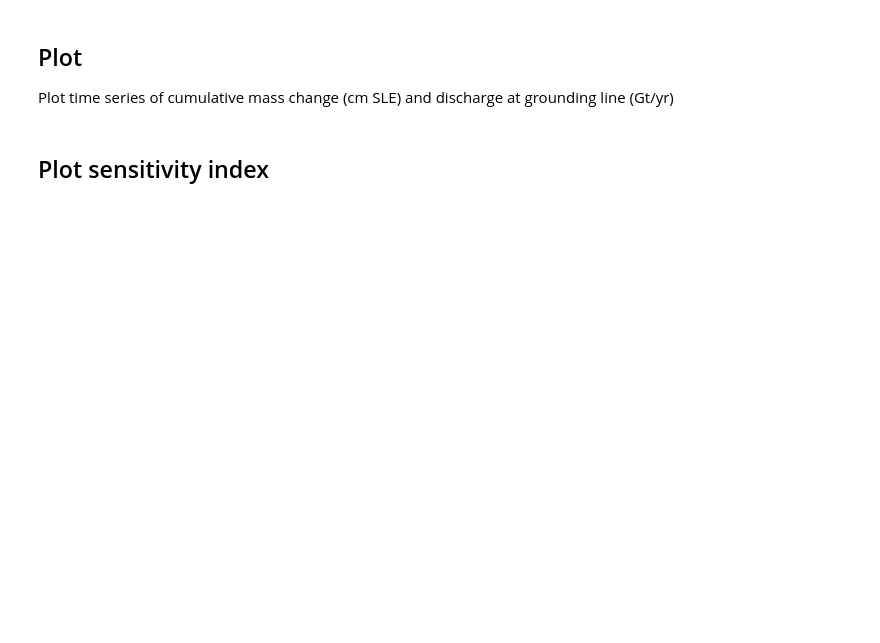
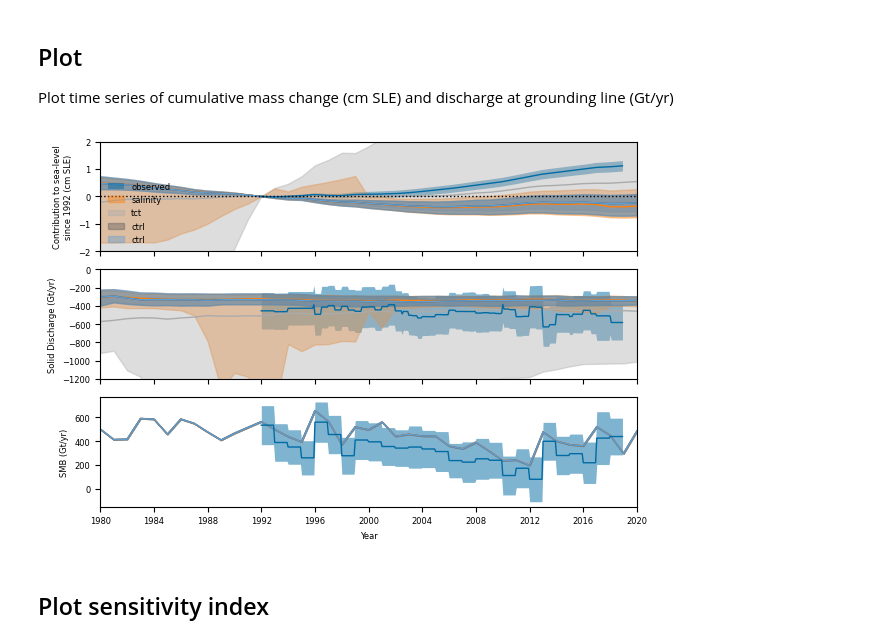
Before and after one commit to pism/pism-ragis, a Jupyter notebook: notebooks/analyze_hincasts.ipynb, the cells around one changed output. Drawn from its saved outputs; the diff is of its cells as text; code cells hidden in the pictures; blank space fills up the shorter version.

```diff
--- a/notebooks/analyze_hincasts.ipynb
+++ b/notebooks/analyze_hincasts.ipynb
@@ -23,11 +23,12 @@ norm_year = 1992.0
 plt.rc('font', size=6)
 plt.style.use("tableau-colorblind10")
 
-mass_varname = f"Contribution to sea-level since {int(norm_year)} (cm SLE)"
+mass_varname = "SLE (cm)"
+mass_uncertainty_varname = "SLE uncertainty (cm)"
 discharge_varname = "D (Gt/yr)"
 discharge_uncertainty_varname = "D uncertainty (Gt/yr)"
 smb_varname = "SMB (Gt/yr)"
-smb_uncertaintyvarname = "SMB uncertainty (Gt/yr)"
+smb_uncertainty_varname = "SMB uncertainty (Gt/yr)"
 
 
 bg_color = "#216779"
@@ -199,22 +264,17 @@ fig, axs = plt.subplots(nrows=3, ncols=1, sharex="col", figsize=(6.2, 4.2))
 fig.subplots_adjust(wspace=-0.5, hspace=-0.5)
 
 obs_ci = axs[0].fill_between(imbie["Date"],
-                    (imbie["Mass (Gt)"] + sigma * imbie["Mass uncertainty (Gt)"]) * gt2cmsle,
-                    (imbie["Mass (Gt)"] - sigma * imbie["Mass uncertainty (Gt)"]) / 362.5 / 10.0,
+                    (imbie[mass_varname] + sigma * imbie[mass_uncertainty_varname]),
+                    (imbie[mass_varname] - sigma * imbie[mass_uncertainty_varname]),
                     ls="solid", color=imbie_color, lw=0, alpha=0.5, label="observed")
 axs[1].fill_between(imbie["Date"],
-                    (imbie["D (Gt/yr)"] + sigma * imbie["D uncertainty (Gt/yr)"]),
-                    (imbie["D (Gt/yr)"] - sigma * imbie["D uncertainty (Gt/yr)"]),
+                    (imbie[discharge_varname] + sigma * imbie[discharge_uncertainty_varname]),
+                    (imbie[discharge_varname] - sigma * imbie[discharge_uncertainty_varname]),
                     ls="solid", color=imbie_color, lw=0, alpha=0.5)
 axs[2].fill_between(imbie["Date"],
-                    (imbie["SMB (Gt/yr)"] + sigma * imbie["SMB uncertainty (Gt/yr)"]),
-                    (imbie["SMB (Gt/yr)"] - sigma * imbie["SMB uncertainty (Gt/yr)"]),
+                    (imbie[smb_varname] + sigma * imbie[smb_uncertainty_varname]),
+                    (imbie[smb_varname] - sigma * imbie[smb_uncertainty_varname]),
                     ls="solid", color=imbie_color, lw=0, alpha=0.5)
-
-
-# all_exps = pd.concat([experiments[e]["data_df"] for e in range(len(experiments))]).reset_index(drop=True)
-# sns.lineplot(data=all_exps, x="time", y=mass_varname, hue="Experiment", palette=sim_colors[:2], ax=axs[0], estimator="median", ci=None)
-# sns.lineplot(data=all_exps, x="time", y=flux_varname, hue="Experiment", palette=sim_colors[:2], ax=axs[1], estimator="median", ci=None)
 
 for k, exp in enumerate(experiments):
     df = exp["data_df"]
@@ -229,37 +289,39 @@ for k, exp in enumerate(experiments):
                         q_95[mass_varname], color=sim_colors[k], alpha=0.4, lw=1, label=exp["Experiment"])
     axs[1].fill_between(q_05.index, q_05[discharge_varname],
                         q_95[discharge_varname], color=sim_colors[k], alpha=0.4, lw=1)
     axs[2].fill_between(q_05.index, q_05[smb_varname],
                         q_95[smb_varname], color=sim_colors[k], alpha=0.4, lw=1)
 
-axs[0].plot(imbie["Date"], imbie["Mass (Gt)"] * gt2cmsle, color=imbie_color, lw=1)
-axs[1].plot(imbie["Date"], imbie["D (Gt/yr)"], color=imbie_color, lw=1)
-axs[2].plot(imbie["Date"], imbie["SMB (Gt/yr)"], color=imbie_color, lw=1)
+axs[0].plot(imbie["Date"], imbie[mass_varname], color=imbie_color, lw=1)
+axs[1].plot(imbie["Date"], imbie[discharge_varname], color=imbie_color, lw=1)
+axs[2].plot(imbie["Date"], imbie[smb_varname], color=imbie_color, lw=1)
 
 
 
 fig.set_facecolor(bg_color)
 for ax in axs:
     ax.set_facecolor(bg_color)
 fig.set_facecolor(bg_color)
 
 axs[0].axhline(0, color="k", ls="dotted", lw=1.0)
 axs[0].set_xlabel("")
 axs[0].set_ylabel("Contribution to sea-level\nsince 1992 (cm SLE)")
 axs[-1].set_xlabel("Year")
 axs[1].set_ylabel("Solid Discharge (Gt/yr)")
 axs[2].set_ylabel("SMB (Gt/yr)")
 axs[0].set_xlim(pd.to_datetime("1980-1-1"), pd.to_datetime("2020-1-1"))
 axs[0].set_ylim(-2.0, 2.0)
-# axs[1].set_ylim(-1000, 100)
+axs[1].set_ylim(-1200, 0)
 #axs[1].set_ylim(-1000, 100)
 
 legend = axs[0].legend(loc="lower left")
 legend.get_frame().set_linewidth(0.0)
 legend.get_frame().set_alpha(0.0)
 fig.tight_layout()
 fig.savefig("ragis-comp_scalar.pdf")
 !open ragis-comp_scalar.pdf
+# %% [output]
+[figure, added]
 # %% [markdown]
 ## Plot sensitivity index
 # %%
```
Also changed, not shown: parts of 17 cells of this notebook, 7 other files.
